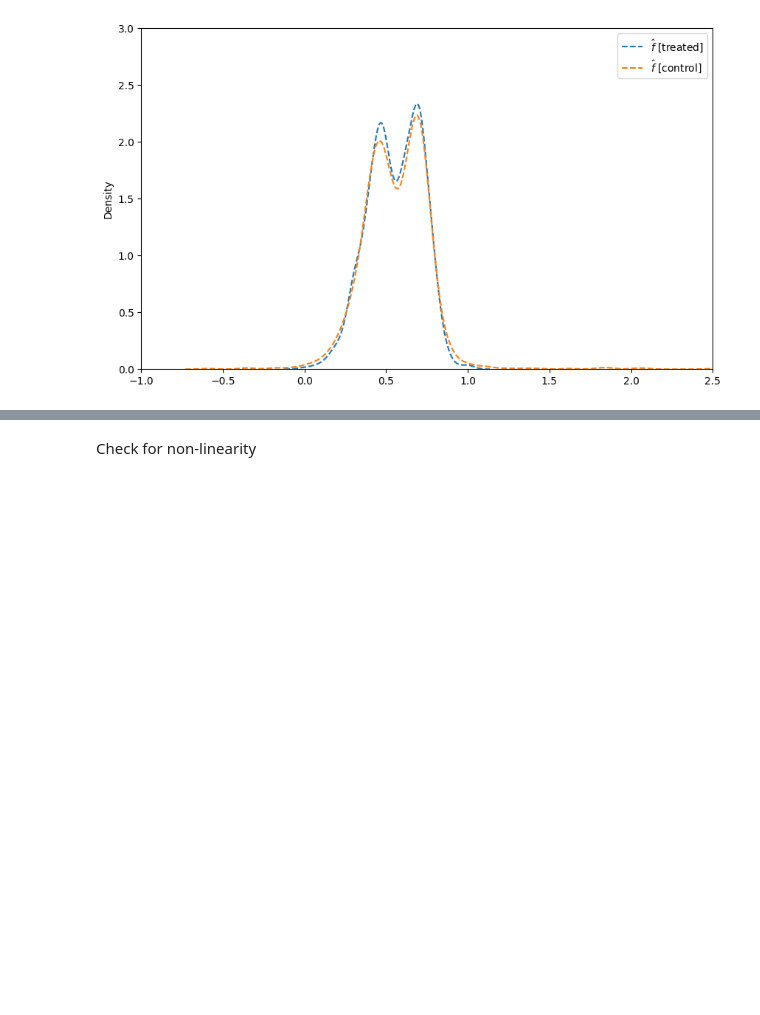
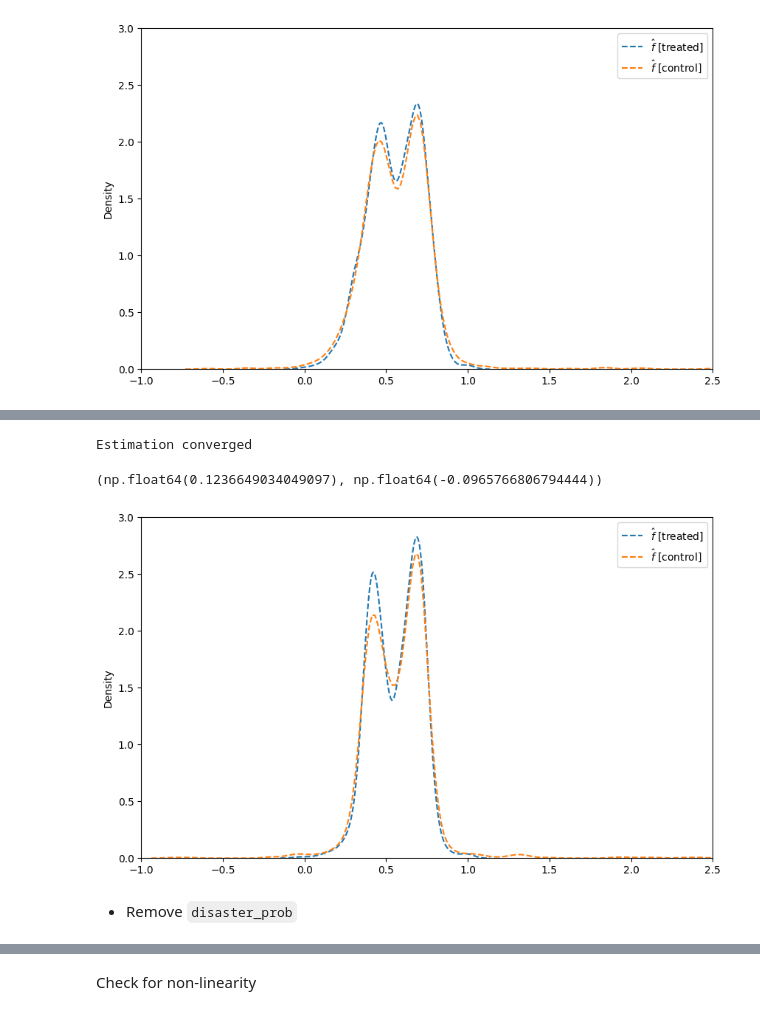
Before and after one commit to lujie-zhou/network_rkhs, a Jupyter notebook: Cai_et_al_2015/replication.ipynb, the cells around one changed output, grey strips where cells are left out. Drawn from its saved outputs; the diff is of its cells as text; code cells hidden in the pictures; blank space fills up the shorter version.

```diff
--- a/Cai_et_al_2015/replication.ipynb
+++ b/Cai_et_al_2015/replication.ipynb
@@ -247,0 +265,73 @@ plt.show()
+# %%
+T = filtered_network_variables['intensive']
+Y = filtered_network_variables['understanding']
+X = filtered_network_variables[covariates].values
+
+V = len(filtered_G)
+p = X.shape[1]
+q = 5
+
+treated = np.where(T==1)[0]
+control = np.where(T==0)[0]
+sigma = 20 # Kernel bandwidth
+lam = 0.001 # kernel regularization term
+beta_hat = 0.2 # initial beta
+delta_hat = 0.5 # initial delta
+parameters = [beta_hat,delta_hat]
+
+K = np.exp(-distance_matrix(X[treated].reshape(int(sum(T)),p),X[treated].reshape(int(sum(T)),p))**2/(2*sigma**2))
+Y_pred = np.ones(V)*999
+
+# Run estimation
+GY = filtered_G@Y
+GT = filtered_G@T
+iv2 = [np.linalg.matrix_power(filtered_G,(k+2))@T for k in range(q)]
+
+while True:
+    Y_tilde = Y-beta_hat*GY-delta_hat*GT
+    C_hat = np.linalg.matrix_power(lam*np.diag(np.ones(int(sum(T))))+K,-1)@Y_tilde.iloc[treated]
+    KC = K@C_hat
+
+    fx_hat = np.zeros(V)
+    fx_hat[treated] = KC
+
+    iv1 = np.array([np.linalg.matrix_power(filtered_G,(k+2))@np.multiply(fx_hat,T) for k in range(q)])
+    ivs = np.column_stack((np.array(iv1).T,np.array(iv2).T))
+
+    ivreg = IV2SLS(
+        dependent = Y-fx_hat, # dependent variable
+        exog = GT, # exogenous regressors
+        endog = GY, # endogenous regressors
+        instruments = ivs, # instrumental variables
+        weights = None).fit(cov_type="unadjusted")
+
+    beta_hat = ivreg.params.iloc[0]
+    delta_hat = ivreg.params.iloc[1]
+    parameters = np.column_stack((parameters,ivreg.params))
+    # iteration += 1
+    Y_pred_new = fx_hat+beta_hat*GY+delta_hat*GT
+
+    if np.linalg.norm(Y_pred_new - Y_pred)<0.00000001:
+        print("Estimation converged")
+        break
+    Y_pred = Y_pred_new
+
+beta_hat,delta_hat
+# %% [output]
+Estimation converged
+(np.float64(0.1236649034049097), np.float64(-0.0965766806794444))
+# %%
+d2 = distance_matrix(X[control], X[treated])
+fx_hat[control] = np.exp(-d2**2/(2*sigma**2))@C_hat
+
+plt.figure(figsize=(10, 6))
+plt.xlim(-1,2.5)
+plt.ylim(0,3)
+sns.kdeplot(fx_hat[treated],label=r'$\hat{f}$ [treated]',linestyle='--')
+sns.kdeplot(fx_hat[control],label=r'$\hat{f}$ [control]',linestyle='--')
+plt.legend(loc=1)
+plt.show()
+# %% [output]
+[figure, added]
+# %% [markdown]
+- Remove `disaster_prob`
```
Also changed, not shown: parts of 10 cells of this notebook.
